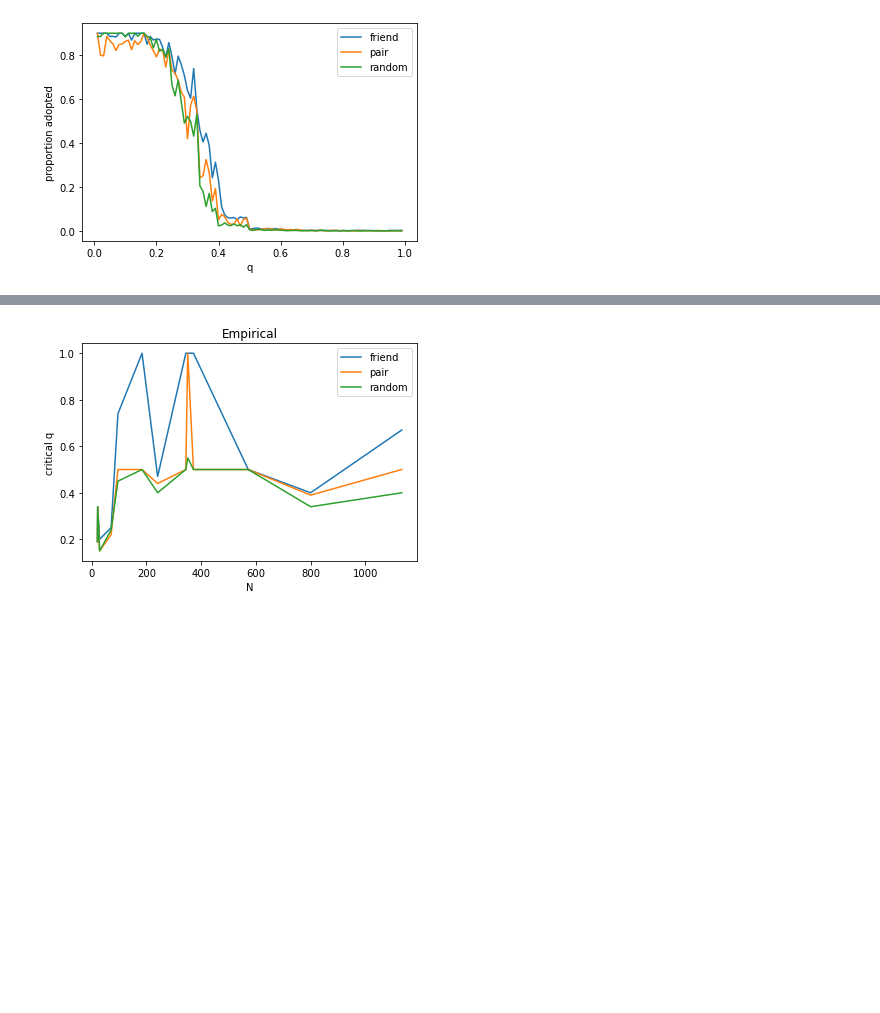
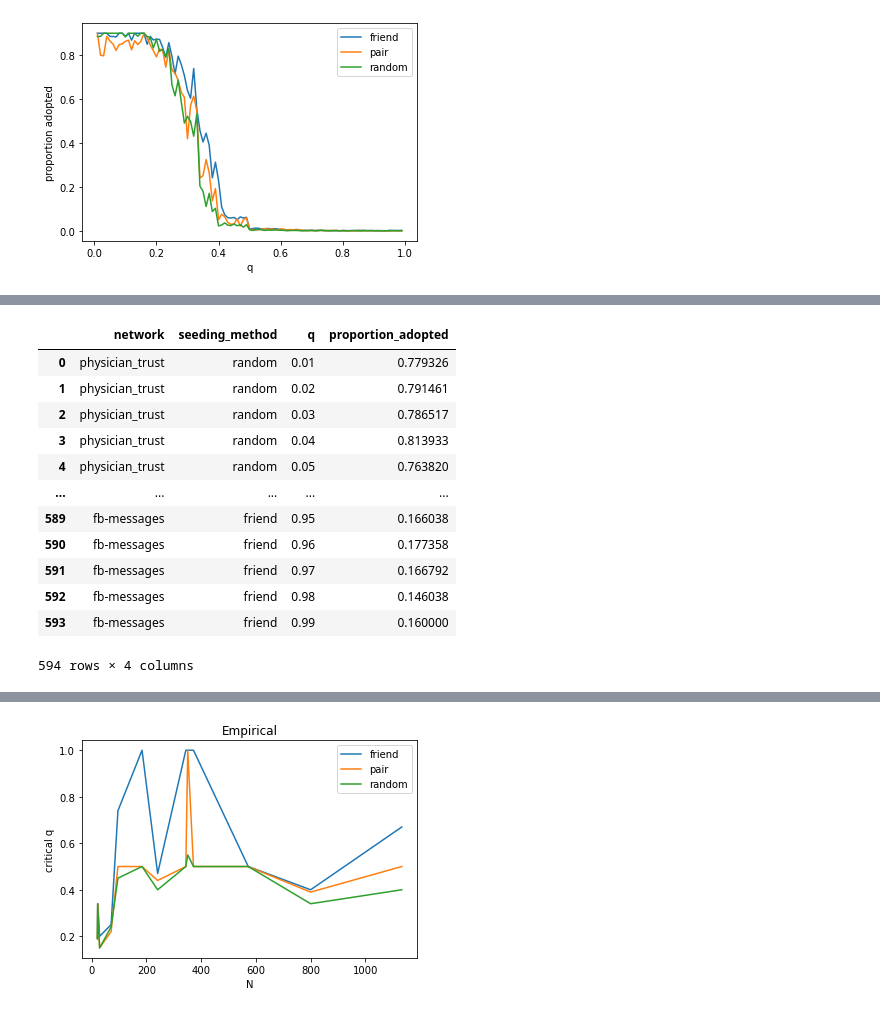
Before and after one commit to rajan-shankar/Seeding-in-Social-Networks, a Jupyter notebook: Untitled.ipynb, the cells around one changed output, grey strips where cells are left out. Saved outputs shown, nothing was run; the diff lists cells and outputs as text; code cells hidden in the pictures; blank space fills up the shorter version.

```diff
--- a/Untitled.ipynb
+++ b/Untitled.ipynb
@@ -52,17 +27,0 @@ plt.show()
-# %%
-data = pd.DataFrame(columns=["network", "seeding_method", "q", "proportion_adopted"])
-
-for seeding_method in ["random", "pair", "friend"]:
-    for i in range(len(qs)):
-        data = pd.concat([data, pd.DataFrame({"network": ["physician_trust"],
-                                              "seeding_method": [seeding_method],
-                                              "q": [qs[i]],
-                                              "proportion_adopted": [empirical_networks["aves-weaver-social"][seeding_method]["props"][i]]})],
-                        ignore_index=True)
-
-for seeding_method in ["random", "pair", "friend"]:
-    for i in range(len(qs)):
-        data = pd.concat([data, pd.DataFrame({"network": ["physician_trust"],"seeding_method": [seeding_method],
-                                              "q": [qs[i]],
-                                              "proportion_adopted": [empirical_networks["webkb-wisc"][seeding_method]["props"][i]]})],
-                        ignore_index=True)
@@ -105,0 +52,34 @@ empirical_networks['physician_trust']
+# %%
+data = pd.DataFrame(columns=["network", "seeding_method", "q", "proportion_adopted"])
+
+for seeding_method in ["random", "pair", "friend"]:
+    for i in range(len(qs)):
+        data = pd.concat([data, pd.DataFrame({"network": ["physician_trust"],
+                                              "seeding_method": [seeding_method],
+                                              "q": [qs[i]],
+                                              "proportion_adopted": [empirical_networks["aves-weaver-social"][seeding_method]["props"][i]]})],
+                        ignore_index=True)
+
+for seeding_method in ["random", "pair", "friend"]:
+    for i in range(len(qs)):
+        data = pd.concat([data, pd.DataFrame({"network": ["fb-messages"],
+                                              "seeding_method": [seeding_method],
+                                              "q": [qs[i]],
+                                              "proportion_adopted": [empirical_networks["webkb-wisc"][seeding_method]["props"][i]]})],
+                        ignore_index=True)
+# %%
+data
+# %% [output]
+|  | network | seeding_method | q | proportion_adopted |
+| 0 | physician_trust | random | 0.01 | 0.779326 |
+| 1 | physician_trust | random | 0.02 | 0.791461 |
+| 2 | physician_trust | random | 0.03 | 0.786517 |
+| 3 | physician_trust | random | 0.04 | 0.813933 |
+| 4 | physician_trust | random | 0.05 | 0.763820 |
+| ... | ... | ... | ... | ... |
+| 589 | fb-messages | friend | 0.95 | 0.166038 |
+| 590 | fb-messages | friend | 0.96 | 0.177358 |
+| 591 | fb-messages | friend | 0.97 | 0.166792 |
+| 592 | fb-messages | friend | 0.98 | 0.146038 |
+| 593 | fb-messages | friend | 0.99 | 0.160000 |
+594 rows × 4 columns
```
Also changed, not shown: parts of 11 cells of this notebook, 1 other file.
